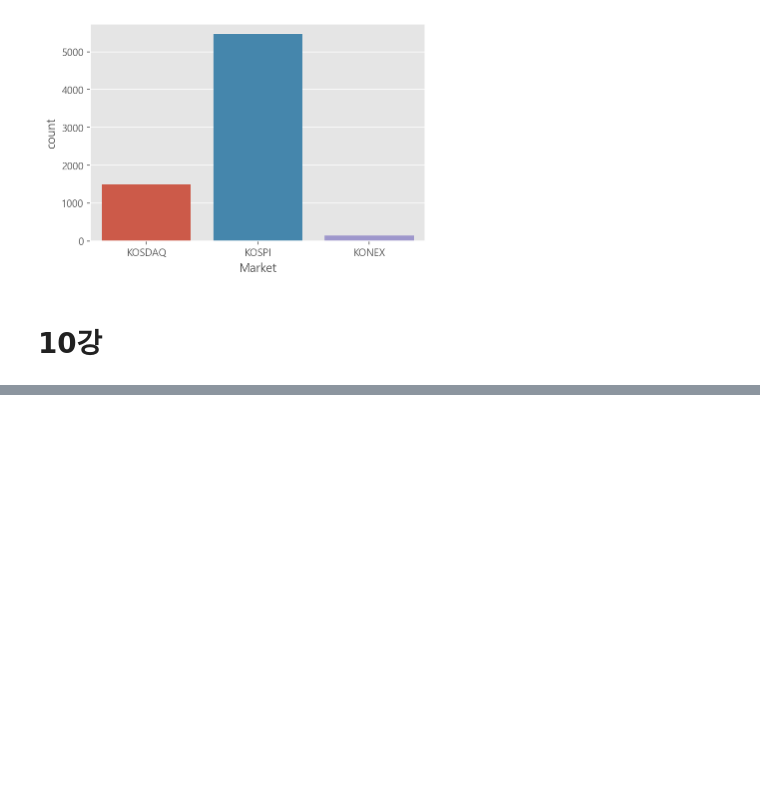
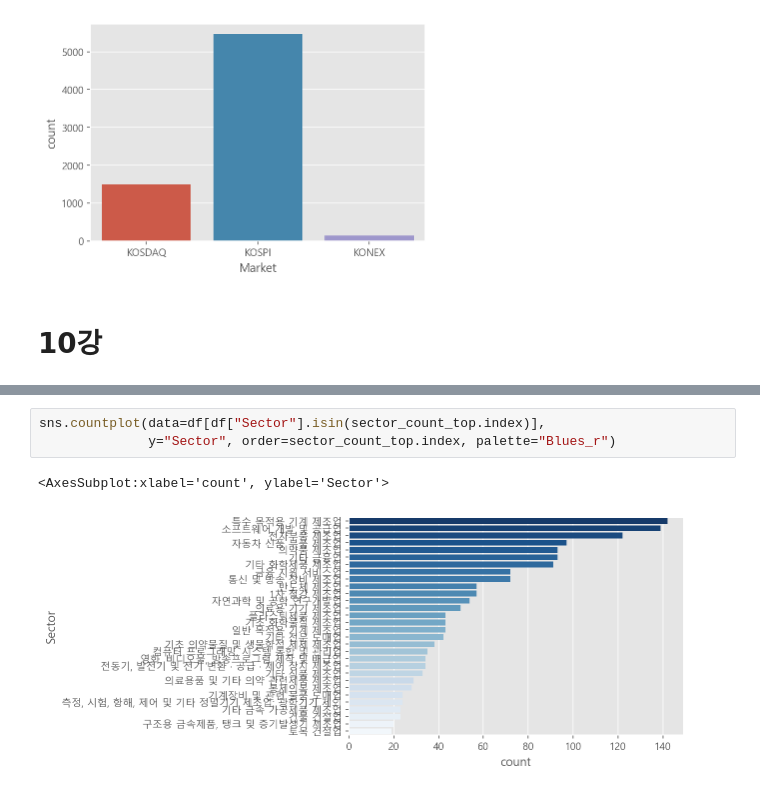
Before and after one commit to HanHyunDo/coding, a Jupyter notebook: 오늘 코드(유튜브)/KRX 분석.ipynb, the cells around one changed output, grey strips where cells are left out. Drawn from its saved outputs; the diff is of its cells as text; blank space fills up the shorter version.

```diff
--- a/오늘 코드(유튜브)/KRX 분석.ipynb
+++ b/오늘 코드(유튜브)/KRX 분석.ipynb
@@ -409,0 +433,6 @@ sns.countplot(data=df, x="Market")
+# %%
+sns.countplot(data=df[df["Sector"].isin(sector_count_top.index)],
+              y="Sector", order=sector_count_top.index, palette="Blues_r")
+# %% [output]
+<AxesSubplot:xlabel='count', ylabel='Sector'>
+[figure, added]
```
Also changed, not shown: parts of 7 cells of this notebook.
